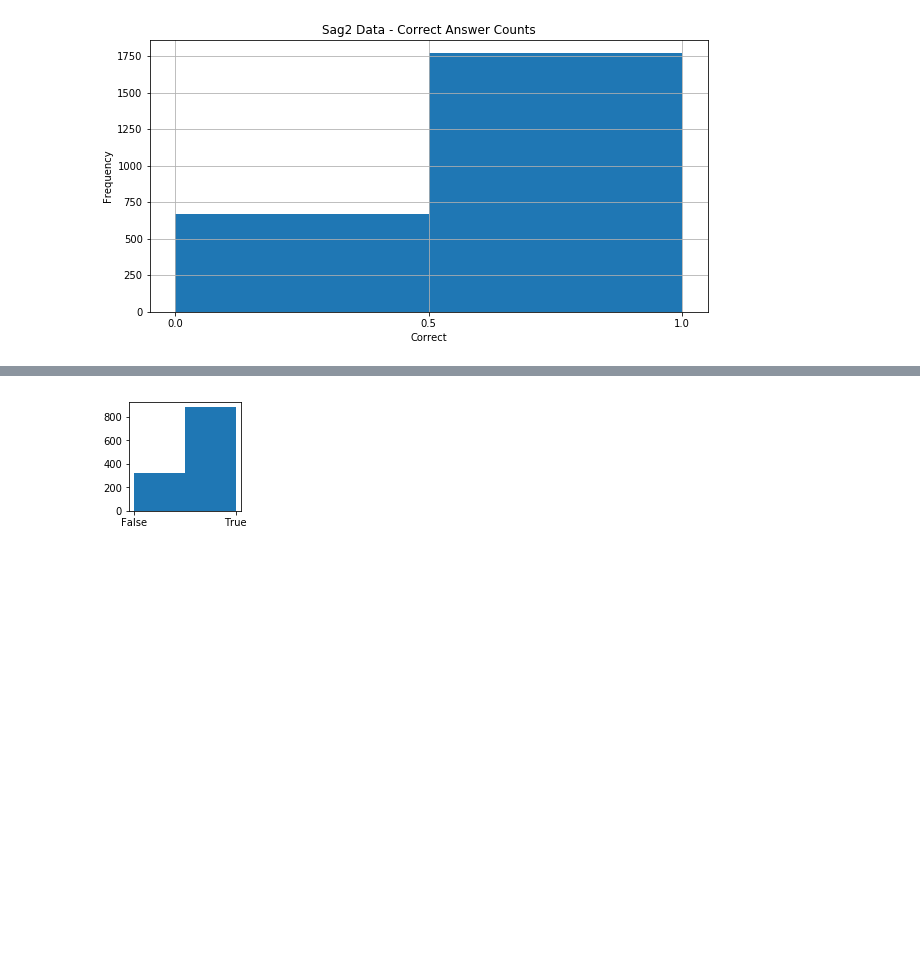
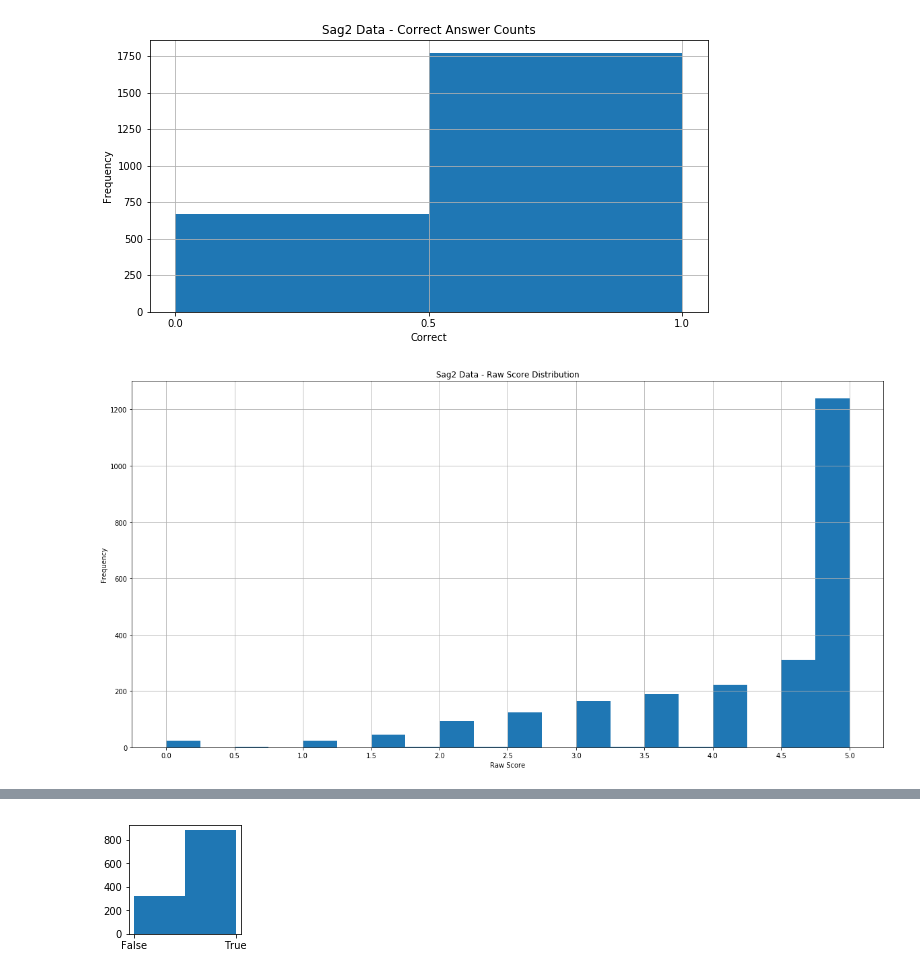
Before and after one commit to dbbrandt/short_answer_granding_capstone_project, a Jupyter notebook: Capstone 2 SAG-XGB.ipynb, the cells around one changed output, grey strips where cells are left out. Saved outputs shown, nothing was run; the diff lists cells and outputs as text; code cells hidden in the pictures; blank space fills up the shorter version.

```diff
--- a/Capstone 2 SAG-XGB.ipynb
+++ b/Capstone 2 SAG-XGB.ipynb
@@ -36,7 +36,7 @@ s3_input_validation = sagemaker.s3_input(s3_data=validation_location, content_ty
 # %% [markdown]
 ## Analyzing Source Data
 # %%
-raw_data = pd.read_csv(os.path.join(data_dir, "answers.csv"))
+raw_data = pd.read_csv(os.path.join(data_dir, "answers.csv"), dtype={'id':str})
 train_data = pd.read_csv(os.path.join(data_dir, "train_xgb.csv"), header=None, names=None)
 validate_data = pd.read_csv(os.path.join(data_dir, "validate_xgb.csv"), header=None, names=None)
 test_data = pd.read_csv(os.path.join(data_dir, "test.csv"), header=None, names=None)
@@ -89,3 +109,15 @@ plt.hist(raw_data['correct'],bins=2)
 plt.show()
 # %% [output]
 [figure]
+# %%
+scores = raw_data['score']
+plt.figure(figsize=(20,10))
+plt.xlabel('Raw Score')
+plt.ylabel('Frequency')
+plt.title('Sag2 Data - Raw Score Distribution')
+plt.hist(scores.values, bins=20)
+plt.xticks(np.arange(0, 5.5, step=0.5))
+plt.grid(True)
+plt.show()
+# %% [output]
+[figure, added]
```
Also changed, not shown: parts of 2 cells of this notebook, 2 other files.
